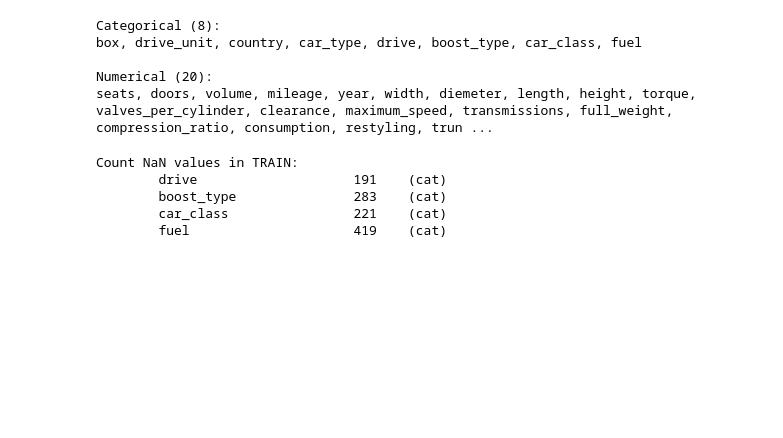
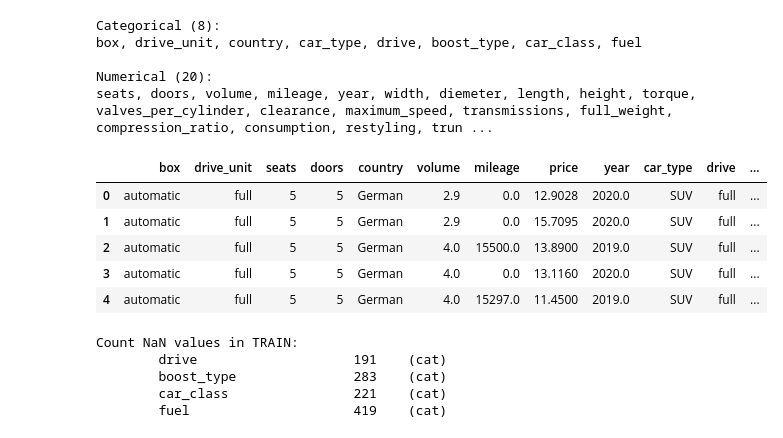
Before and after one commit to Den4S/mini-projects, a Jupyter notebook: itmo_ml-course-24/hw02-project/catboost.ipynb, the cells around one changed output. Saved outputs shown, nothing was run; the diff lists cells and outputs as text; code cells hidden in the pictures; blank space fills up the shorter version.

```diff
--- a/itmo_ml-course-24/hw02-project/catboost.ipynb
+++ b/itmo_ml-course-24/hw02-project/catboost.ipynb
@@ -70,3 +90,12 @@ seats, doors, volume, mileage, year, width, diemeter, length, height, torque, va
+# %%
+cars_df.head()
+# %% [output]
+|  | box | drive_unit | seats | doors | country | volume | mileage | price | year | car_type | drive | ... |
+| 0 | automatic | full | 5 | 5 | German | 2.9 | 0.0 | 12.9028 | 2020.0 | SUV | full | ... |
+| 1 | automatic | full | 5 | 5 | German | 2.9 | 0.0 | 15.7095 | 2020.0 | SUV | full | ... |
+| 2 | automatic | full | 5 | 5 | German | 4.0 | 15500.0 | 13.8900 | 2019.0 | SUV | full | ... |
+| 3 | automatic | full | 5 | 5 | German | 4.0 | 0.0 | 13.1160 | 2020.0 | SUV | full | ... |
+| 4 | automatic | full | 5 | 5 | German | 4.0 | 15297.0 | 11.4500 | 2019.0 | SUV | full | ... |
 # %%
 print('Count NaN values in TRAIN:')
 for column_name in cars_df.columns:  # count nan values by columns
```
Also changed, not shown: parts of 9 cells of this notebook.
